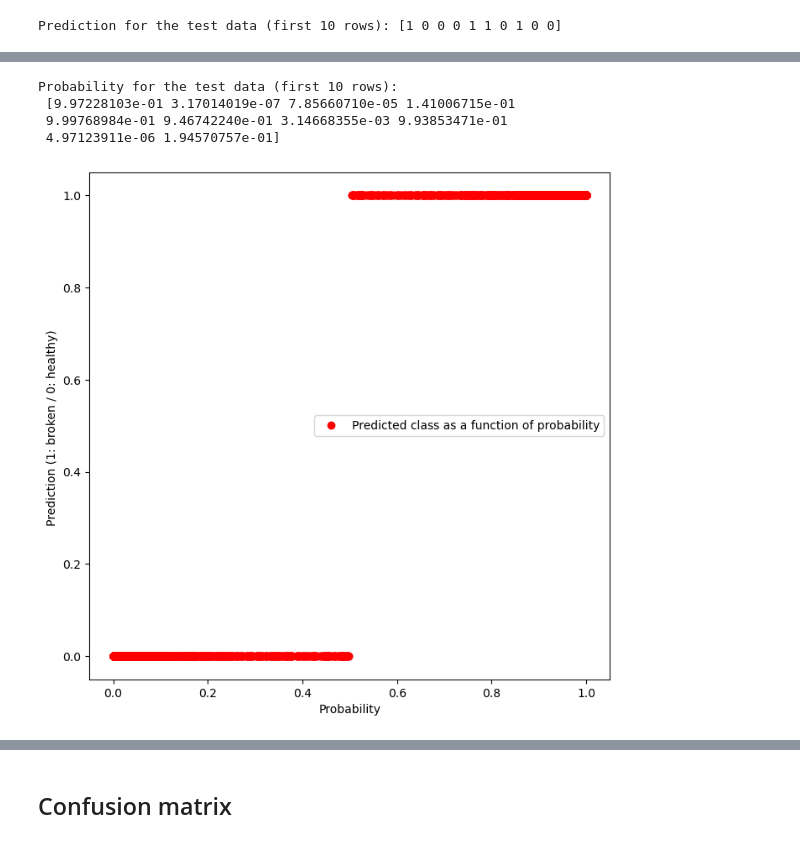
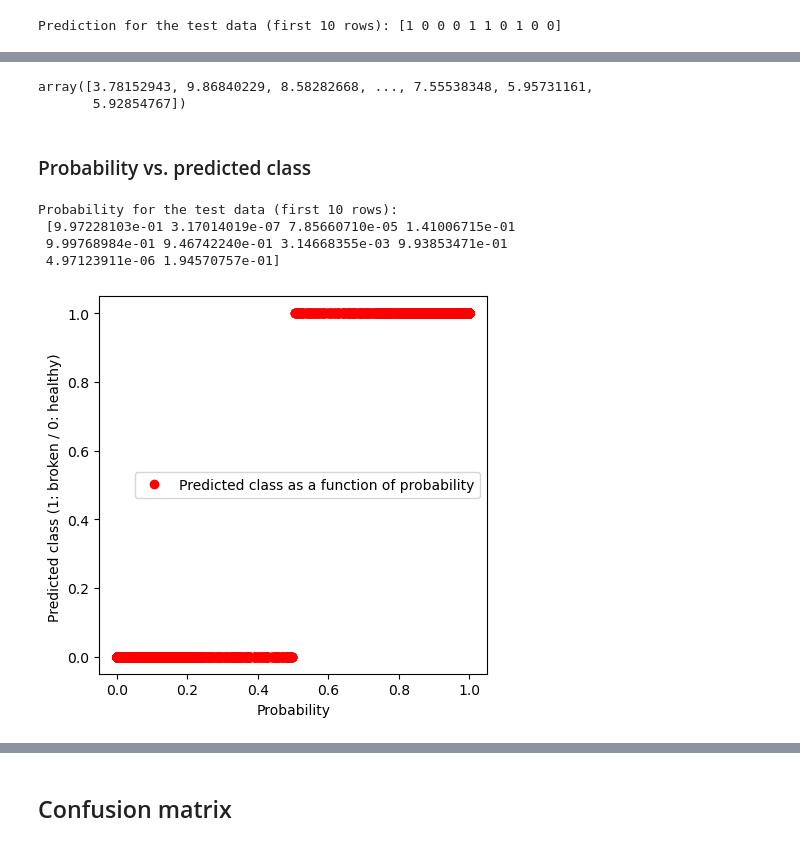
Before and after one commit to therobotacademy/kaggle-gearbox-analysis, a Jupyter notebook: data/Advanced_LogisticRegression_of_GearboxFault.ipynb, the cells around one changed output, grey strips where cells are left out. Saved outputs shown, nothing was run; the diff lists cells and outputs as text; code cells hidden in the pictures.

```diff
--- a/data/Advanced_LogisticRegression_of_GearboxFault.ipynb
+++ b/data/Advanced_LogisticRegression_of_GearboxFault.ipynb
@@ -65,3 +79,11 @@ Prediction for the test data (first 10 rows): [1 0 0 0 1 1 0 1 0 0]
+# %%
+a1 = X_test.iloc[:,0]
+np.array(a1)
+# %% [output]
+array([3.78152943, 9.86840229, 8.58282668, ..., 7.55538348, 5.95731161,
+       5.92854767])
+# %% [markdown]
+### Probability vs. predicted class
 # %%
 y_prob = logis_trained.predict_proba(X_test)[:,1]
 print("Probability for the test data (first 10 rows): \n", y_prob[:10])
@@ -71,16 +93,16 @@ Probability for the test data (first 10 rows):
  9.99768984e-01 9.46742240e-01 3.14668355e-03 9.93853471e-01
  4.97123911e-06 1.94570757e-01]
 # %%
-plt.figure(figsize = (8,8), dpi=100)
+plt.figure(figsize = (5,5), dpi=100)
 
 plt.plot(y_prob, y_pred, 'o', color='red', label = "Predicted class as a function of probability")
 #plt.plot(y_pred, y_prob, 'o', color='black');
 
 plt.xlabel('Probability')
-plt.ylabel('Prediction (1: broken / 0: healthy) ')
+plt.ylabel('Predicted class (1: broken / 0: healthy) ')
 
 plt.legend()
 
 plt.show()
 # %% [output]
-[figure, old version]
+[figure, new version]
```
Also changed, not shown: parts of 8 cells of this notebook.
